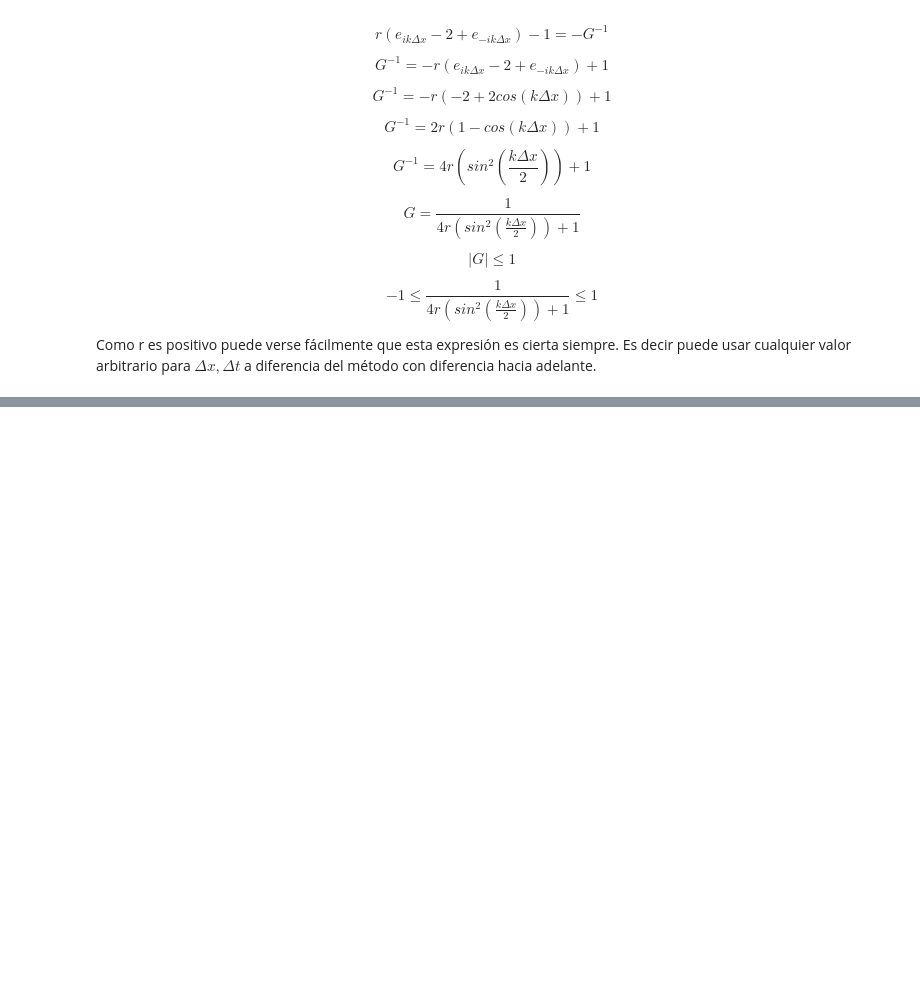
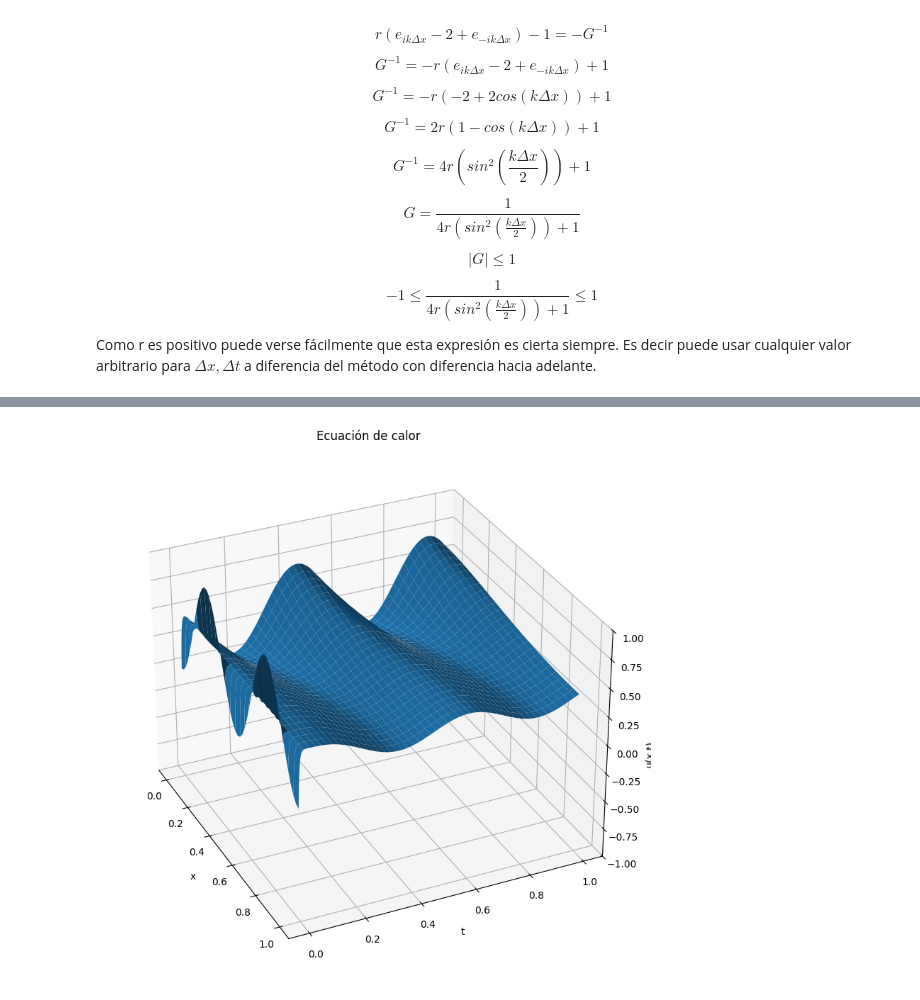
Before and after one commit to Alexander1251GIT/Analisis_Numerico, a Jupyter notebook: EDP.ipynb, the cells around one changed output, grey strips where cells are left out. Cells and saved outputs as stored; diff of their text form; code cells hidden in the pictures; blank space fills up the shorter version.

```diff
--- a/EDP.ipynb
+++ b/EDP.ipynb
@@ -366,0 +429,92 @@ Como r es positivo puede verse fácilmente que esta expresión es cierta siempre
+# %%
+import numpy as np
+import matplotlib.pyplot as plt
+
+def f(X):
+    return np.sin(2*np.pi*X)**2
+
+def thomas_diagonales(inferior, diagonal, superior, d):
+    b = np.copy(diagonal).astype(float)
+    a = np.copy(inferior).astype(float)
+    c = np.copy(superior).astype(float)
+    d = np.copy(d).astype(float)
+
+    n = d.shape[0]
+
+
+    w = np.zeros(n)
+
+
+    for i in range(1, n):
+        r = a[i-1]/b[i-1]
+
+        b[i] = b[i] - c[i-1]*r
+        d[i] = d[i] - d[i-1]*r
+
+
+
+    w[n-1] = d[n-1]/b[n-1]
+
+    for i in range(n-2, -1, -1):
+
+        w[i] = (d[i] - c[i]*w[i+1])/b[i]
+
+    return w
+
+D = 1.5
+delta_x = 0.02
+delta_t = 0.0001
+a = 0
+b = 1
+dfa = lambda t: np.sin(4*np.pi*t)
+dfb = lambda t: 0
+L = 1
+
+def solver_calor_atras(f, a, b, dfa, dfb, D, L, delta_x, delta_t, solver_matriz):
+    X = np.arange(0, L + delta_x, delta_x)
+    t = np.arange(a, b + delta_t, delta_t)
+    n = t.shape[0]
+    U = np.zeros((n, X.shape[0]))
+
+    U[0] = f(X)
+
+
+    sigma = D*delta_t/delta_x**2
+
+    inferior = np.full(X.shape[0] - 1, -sigma)
+    inferior[-1] = -2*sigma
+
+    superior = np.full(X.shape[0] - 1, -sigma)
+    superior[0] = -2*sigma
+
+    diagonal = np.full(X.shape[0], 1 + 2*sigma)
+
+    for i in range(1, n):
+
+        d = U[i-1].copy()
+        d[0] -= 2*sigma*dfa(t[i])*delta_x
+        d[-1] += 2*sigma*dfb(t[i])*delta_x
+
+        U[i] = solver_matriz(inferior, diagonal, superior, d)
+
+    return U, X, t
+
+U, X, t = solver_calor_atras(f, a, b, dfa, dfb, D, L, delta_x, delta_t, thomas_diagonales)
+
+
+X_mesh, T_mesh = np.meshgrid(X, t)
+
+fig = plt.figure(figsize = (8,8))
+ax = plt.axes(projection = '3d')
+
+ax.set_title('Ecuación de calor')
+ax.plot_surface(X_mesh, T_mesh, U)
+ax.set_ylabel('t')
+ax.set_xlabel('x')
+ax.set_zlabel('u(x,t)')
+ax.set_zlim(-1,1)
+ax.view_init(elev=30, azim=-25)
+plt.tight_layout()
+plt.show()
+# %% [output]
+[figure, added]
```
Also changed, not shown: parts of 9 cells of this notebook.
